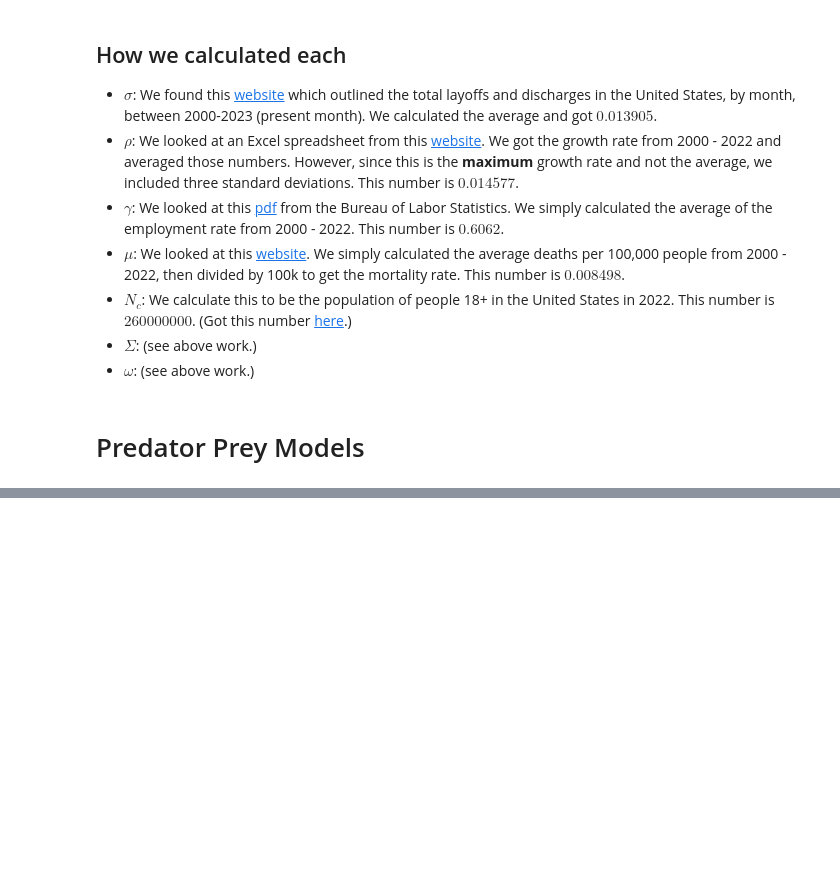
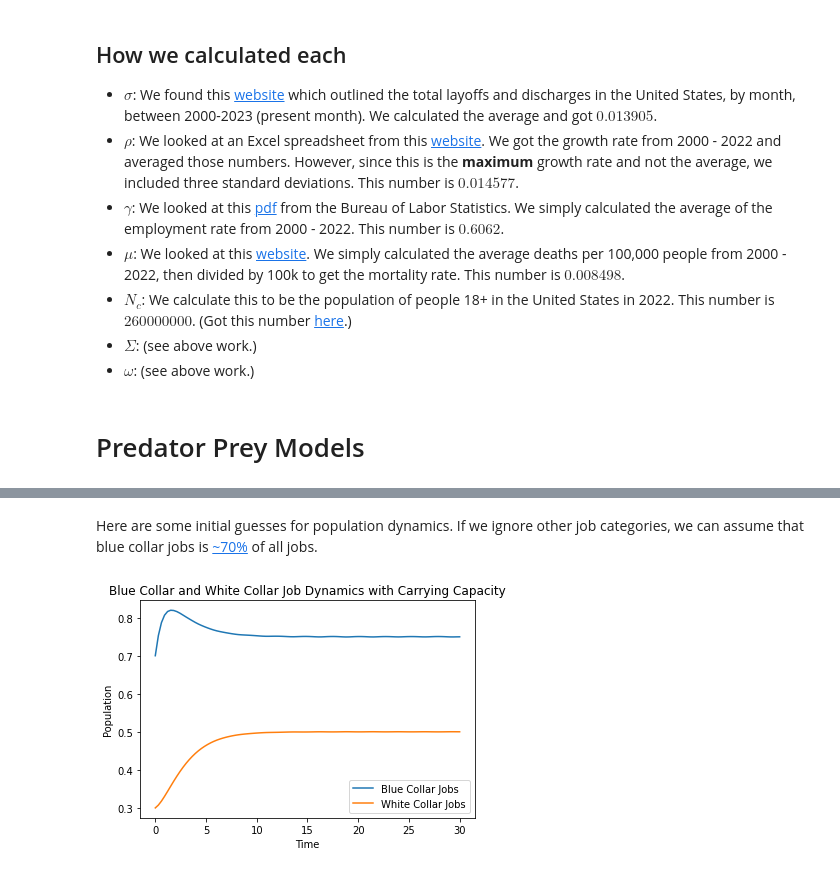
Before and after one commit to dylanskinner65/LaborEconomyDynamics, a Jupyter notebook: diff_eq_build.ipynb, the cells around one changed output, grey strips where cells are left out. Cells and saved outputs as stored; diff of their text form; code cells hidden in the pictures; blank space fills up the shorter version.

```diff
--- a/diff_eq_build.ipynb
+++ b/diff_eq_build.ipynb
@@ -339,0 +355,36 @@ plt.show()
+# %%
+def pred_prey_blue_white_collar(t, x, rho, a, mu, eps, k, C):
+    def job_model(t, x, rho, a, mu, eps, k, C):
+        return np.array([
+            rho * x[0] * (1 - x[0] / k) - a * x[0] * x[1],
+            -mu * x[1] + eps * a * x[0] * x[1] * (1 - x[1] / C)
+        ])
+
+    t0, tf = 0, 30
+    t_span = (t0, tf)
+    steps = 100
+    t = np.linspace(*t_span, steps)
+
+    # Solve the system of equations
+    solution = solve_ivp(job_model, t_span, x0, t_eval=t, args=(rho, a, mu, eps, k, C))
+
+    # Plot the results
+    plt.plot(t, solution.y[0], label='Blue Collar Jobs')
+    plt.plot(t, solution.y[1], label='White Collar Jobs')
+    plt.legend()
+    plt.xlabel('Time')
+    plt.ylabel('Population')
+    plt.title('Blue Collar and White Collar Job Dynamics with Carrying Capacity')
+    plt.show()
+# %% [markdown]
+Here are some initial guesses for population dynamics. If we ignore other job categories, we can assume that blue collar jobs is [~70%](https://www.minneapolisfed.org/article/2015/the-parttime-blues-white-collar-versus-blue-collar-jobs) of all jobs.
+# %%
+x0 = [0.7, 0.3]  # Initial value of the labor force
+                 # for blue-collar and white-collar jobs
+
+# Parameters for the job model
+rho, a, mu, eps, k, C = 2, 1, 0.5, 1, 1, 1.5
+
+pred_prey_blue_white_collar(t, x0, rho, a, mu, eps, k, C)
+# %% [output]
+[figure, added]
```
Also changed, not shown: parts of 6 cells of this notebook.
